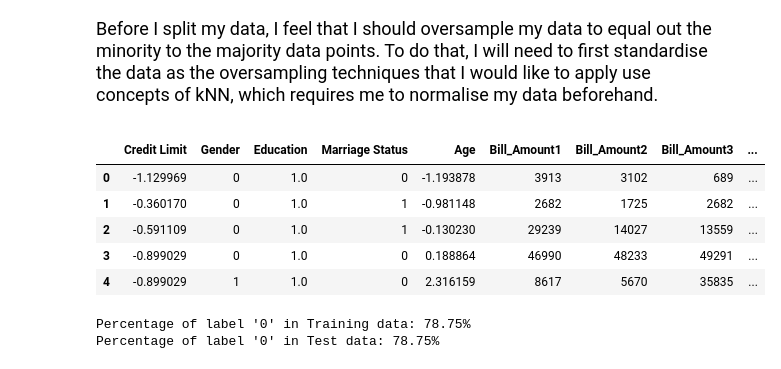
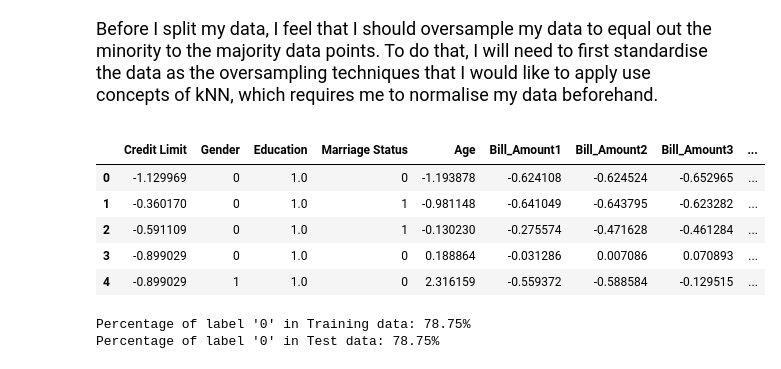
Before and after one commit to fwnriyx/poly, a Jupyter notebook: AI and Machine Learning/CA1/Classificiation/credits.ipynb, the cells around one changed output. Saved outputs shown, nothing was run; the diff lists cells and outputs as text; code cells hidden in the pictures.

```diff
--- a/AI and Machine Learning/CA1/Classificiation/credits.ipynb
+++ b/AI and Machine Learning/CA1/Classificiation/credits.ipynb
@@ -310,23 +315,23 @@ Before I split my data, I feel that I should oversample my data to equal out the
 # %%
 from sklearn.preprocessing import StandardScaler
 
 # Select the continuous columns to be standardized
-continuous_cols = ['Credit Limit', 'Age', 'Total_paid', 'Remanining_bill','Bill_Amount1',	'Bill_Amount2',	'Bill_Amount3',	'Pay_Amount1',	'Pay_Amount2',	'Pay_Amount3']
+continuous_cols = ['Credit Limit', 'Age', 'Total_paid','Bill_Amount1',	'Bill_Amount2',	'Bill_Amount3',	'Pay_Amount1',	'Pay_Amount2',	'Pay_Amount3']
 
 # Create a StandardScaler object
 scaler = StandardScaler()
 
 # Standardize the selected columns
 df[continuous_cols] = scaler.fit_transform(df[continuous_cols])
 
 df.head()
 # %% [output]
 |  | Credit Limit | Gender | Education | Marriage Status | Age | Bill_Amount1 | Bill_Amount2 | Bill_Amount3 | ... |
-| 0 | -1.129969 | 0 | 1.0 | 0 | -1.193878 | 3913 | 3102 | 689 | ... |
-| 1 | -0.360170 | 0 | 1.0 | 1 | -0.981148 | 2682 | 1725 | 2682 | ... |
-| 2 | -0.591109 | 0 | 1.0 | 1 | -0.130230 | 29239 | 14027 | 13559 | ... |
-| 3 | -0.899029 | 0 | 1.0 | 0 | 0.188864 | 46990 | 48233 | 49291 | ... |
-| 4 | -0.899029 | 1 | 1.0 | 0 | 2.316159 | 8617 | 5670 | 35835 | ... |
+| 0 | -1.129969 | 0 | 1.0 | 0 | -1.193878 | -0.624108 | -0.624524 | -0.652965 | ... |
+| 1 | -0.360170 | 0 | 1.0 | 1 | -0.981148 | -0.641049 | -0.643795 | -0.623282 | ... |
+| 2 | -0.591109 | 0 | 1.0 | 1 | -0.130230 | -0.275574 | -0.471628 | -0.461284 | ... |
+| 3 | -0.899029 | 0 | 1.0 | 0 | 0.188864 | -0.031286 | 0.007086 | 0.070893 | ... |
+| 4 | -0.899029 | 1 | 1.0 | 0 | 2.316159 | -0.559372 | -0.588584 | -0.129515 | ... |
 # %%
 main_df = df.drop(['Default payment next month'], axis = 1)
 target_df = df['Default payment next month']
```
Also changed, not shown: parts of 10 cells of this notebook.
